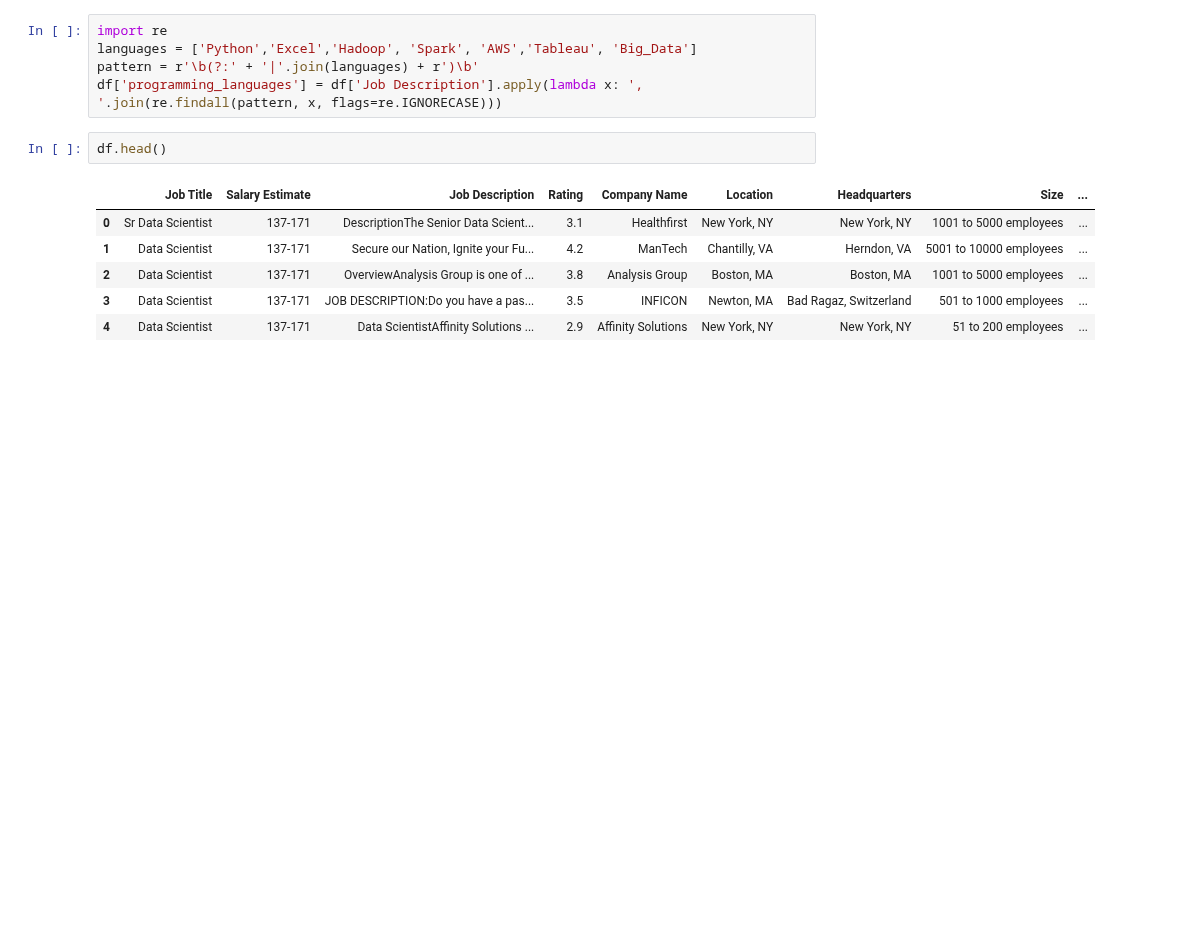
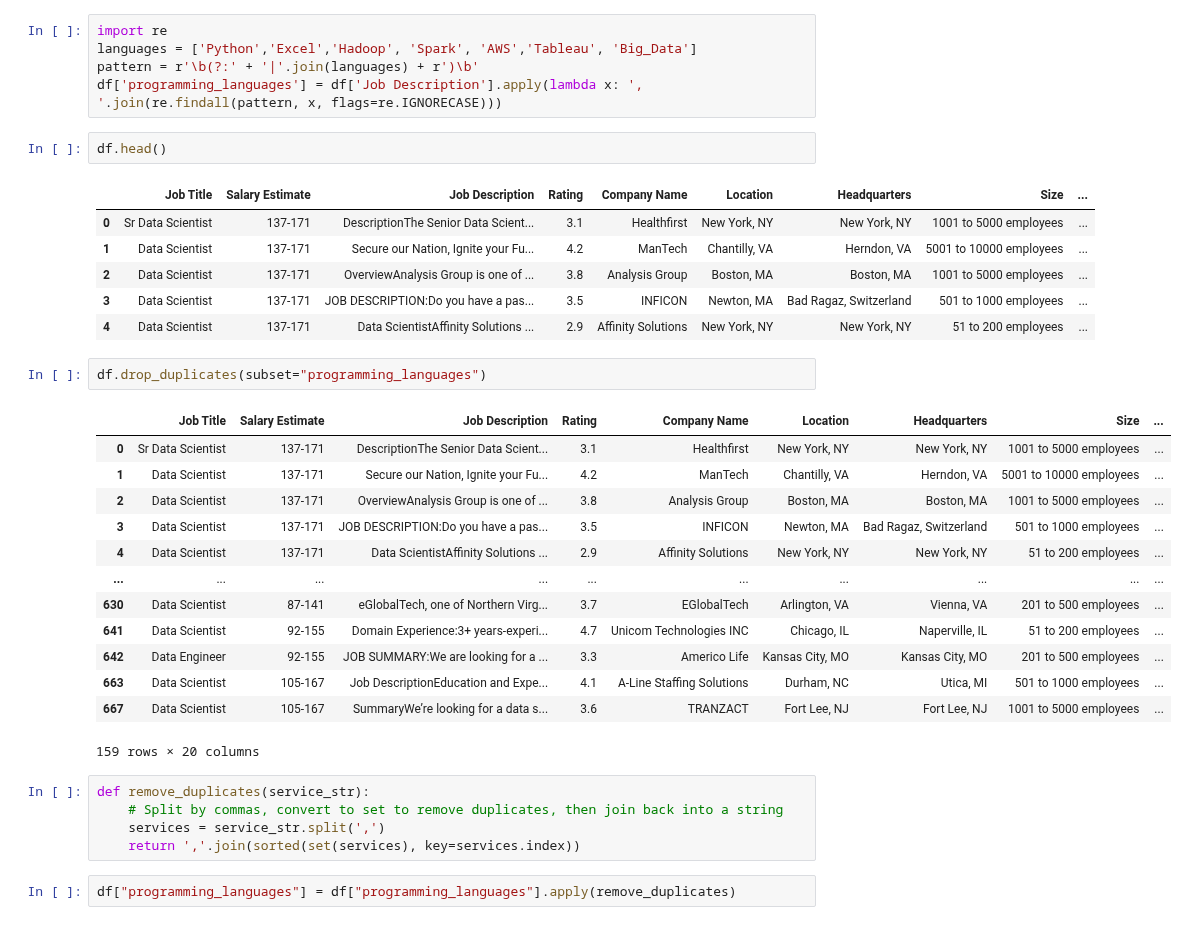
Before and after one commit to swayam-learning/ml_workshop, a Jupyter notebook: datacleaning.ipynb, the cells around one changed output. Cells and saved outputs as stored; diff of their text form; blank space fills up the shorter version.

```diff
--- a/datacleaning.ipynb
+++ b/datacleaning.ipynb
@@ -208,4 +208,27 @@ df.head()
 | 2 | Data Scientist | 137-171 | OverviewAnalysis Group is one of ... | 3.8 | Analysis Group | Boston, MA | Boston, MA | 1001 to 5000 employees | ... |
 | 3 | Data Scientist | 137-171 | JOB DESCRIPTION:Do you have a pas... | 3.5 | INFICON | Newton, MA | Bad Ragaz, Switzerland | 501 to 1000 employees | ... |
 | 4 | Data Scientist | 137-171 | Data ScientistAffinity Solutions ... | 2.9 | Affinity Solutions | New York, NY | New York, NY | 51 to 200 employees | ... |
+# %%
+df.drop_duplicates(subset="programming_languages")
+# %% [output]
+|  | Job Title | Salary Estimate | Job Description | Rating | Company Name | Location | Headquarters | Size | ... |
+| 0 | Sr Data Scientist | 137-171 | DescriptionThe Senior Data Scient... | 3.1 | Healthfirst | New York, NY | New York, NY | 1001 to 5000 employees | ... |
+| 1 | Data Scientist | 137-171 | Secure our Nation, Ignite your Fu... | 4.2 | ManTech | Chantilly, VA | Herndon, VA | 5001 to 10000 employees | ... |
+| 2 | Data Scientist | 137-171 | OverviewAnalysis Group is one of ... | 3.8 | Analysis Group | Boston, MA | Boston, MA | 1001 to 5000 employees | ... |
+| 3 | Data Scientist | 137-171 | JOB DESCRIPTION:Do you have a pas... | 3.5 | INFICON | Newton, MA | Bad Ragaz, Switzerland | 501 to 1000 employees | ... |
+| 4 | Data Scientist | 137-171 | Data ScientistAffinity Solutions ... | 2.9 | Affinity Solutions | New York, NY | New York, NY | 51 to 200 employees | ... |
+| ... | ... | ... | ... | ... | ... | ... | ... | ... | ... |
+| 630 | Data Scientist | 87-141 | eGlobalTech, one of Northern Virg... | 3.7 | EGlobalTech | Arlington, VA | Vienna, VA | 201 to 500 employees | ... |
+| 641 | Data Scientist | 92-155 | Domain Experience:3+ years-experi... | 4.7 | Unicom Technologies INC | Chicago, IL | Naperville, IL | 51 to 200 employees | ... |
+| 642 | Data Engineer | 92-155 | JOB SUMMARY:We are looking for a ... | 3.3 | Americo Life | Kansas City, MO | Kansas City, MO | 201 to 500 employees | ... |
+| 663 | Data Scientist | 105-167 | Job DescriptionEducation and Expe... | 4.1 | A-Line Staffing Solutions | Durham, NC | Utica, MI | 501 to 1000 employees | ... |
+| 667 | Data Scientist | 105-167 | SummaryWe’re looking for a data s... | 3.6 | TRANZACT | Fort Lee, NJ | Fort Lee, NJ | 1001 to 5000 employees | ... |
+159 rows × 20 columns
+# %%
+def remove_duplicates(service_str):
+    # Split by commas, convert to set to remove duplicates, then join back into a string
+    services = service_str.split(',')
+    return ','.join(sorted(set(services), key=services.index))
+# %%
+df["programming_languages"] = df["programming_languages"].apply(remove_duplicates)
 # %%
```
Also changed, not shown: parts of 2 cells of this notebook.
